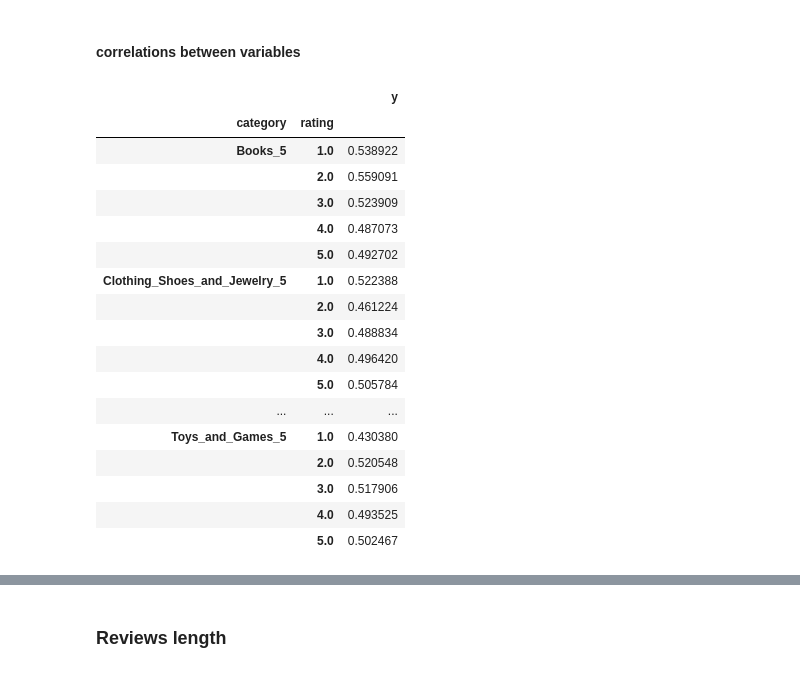
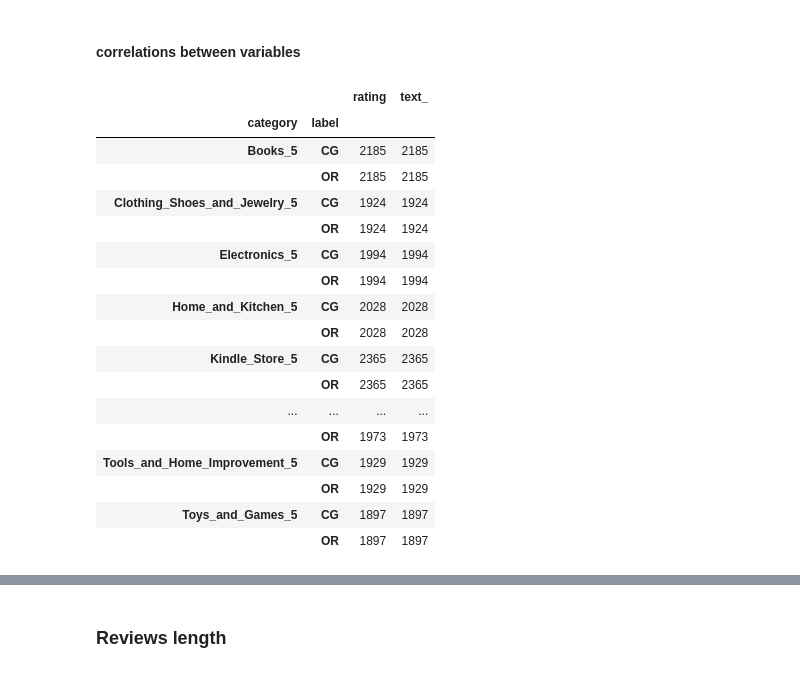
Before and after one commit to yqian000/OnlineReviewDetection, a Jupyter notebook: data_explore.ipynb, the cells around one changed output, grey strips where cells are left out. Saved outputs shown, nothing was run; the diff lists cells and outputs as text; code cells hidden in the pictures.

Commit message:
Add tables of correlations between variables

```diff
--- a/data_explore.ipynb
+++ b/data_explore.ipynb
@@ -111,6 +111,3 @@ plt.show()
 [figure]
 # %% [markdown]
 #### correlations between variables
-# %%
-# convert label to integers: CG = spam = 1, OR = not_spam = 0
-df['y'] = (df['label'] == 'CG').apply(int)
@@ -119,21 +114,23 @@ df['y'] = (df['label'] == 'CG').apply(int)
 # %%
-df.groupby(['category', 'rating']).mean()
+# category does not affect label
+# we can see that the number of real and fake reviews in each category are the same
+df.groupby(['category', 'label']).count()
 # %% [output]
-|  |  | y |
-| category | rating |  |
-| Books_5 | 1.0 | 0.538922 |
-|  | 2.0 | 0.559091 |
-|  | 3.0 | 0.523909 |
-|  | 4.0 | 0.487073 |
-|  | 5.0 | 0.492702 |
-| Clothing_Shoes_and_Jewelry_5 | 1.0 | 0.522388 |
-|  | 2.0 | 0.461224 |
-|  | 3.0 | 0.488834 |
-|  | 4.0 | 0.496420 |
-|  | 5.0 | 0.505784 |
-| ... | ... | ... |
-| Toys_and_Games_5 | 1.0 | 0.430380 |
-|  | 2.0 | 0.520548 |
-|  | 3.0 | 0.517906 |
-|  | 4.0 | 0.493525 |
-|  | 5.0 | 0.502467 |
+|  |  | rating | text_ |
+| category | label |  |  |
+| Books_5 | CG | 2185 | 2185 |
+|  | OR | 2185 | 2185 |
+| Clothing_Shoes_and_Jewelry_5 | CG | 1924 | 1924 |
+|  | OR | 1924 | 1924 |
+| Electronics_5 | CG | 1994 | 1994 |
+|  | OR | 1994 | 1994 |
+| Home_and_Kitchen_5 | CG | 2028 | 2028 |
+|  | OR | 2028 | 2028 |
+| Kindle_Store_5 | CG | 2365 | 2365 |
+|  | OR | 2365 | 2365 |
+| ... | ... | ... | ... |
+|  | OR | 1973 | 1973 |
+| Tools_and_Home_Improvement_5 | CG | 1929 | 1929 |
+|  | OR | 1929 | 1929 |
+| Toys_and_Games_5 | CG | 1897 | 1897 |
+|  | OR | 1897 | 1897 |
```
Also changed, not shown: parts of 2 cells of this notebook.
